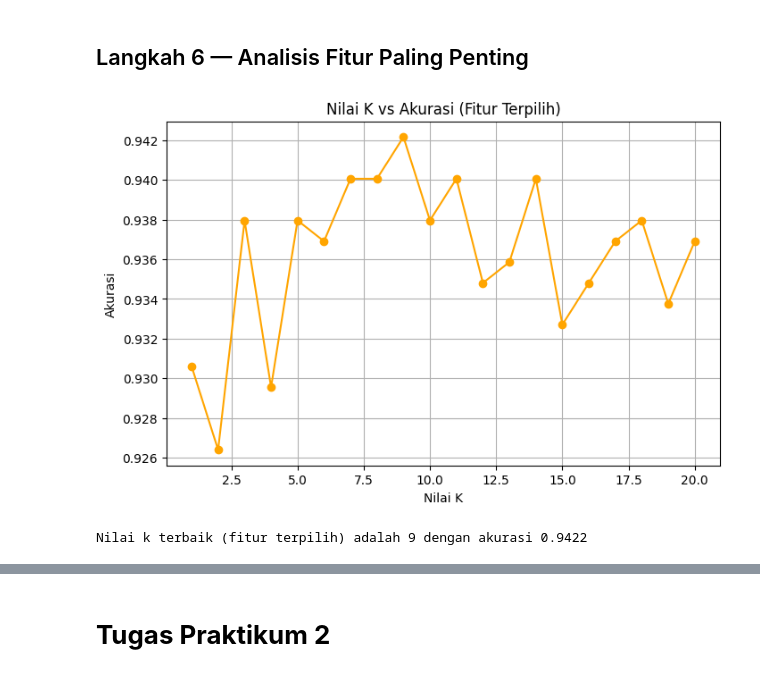
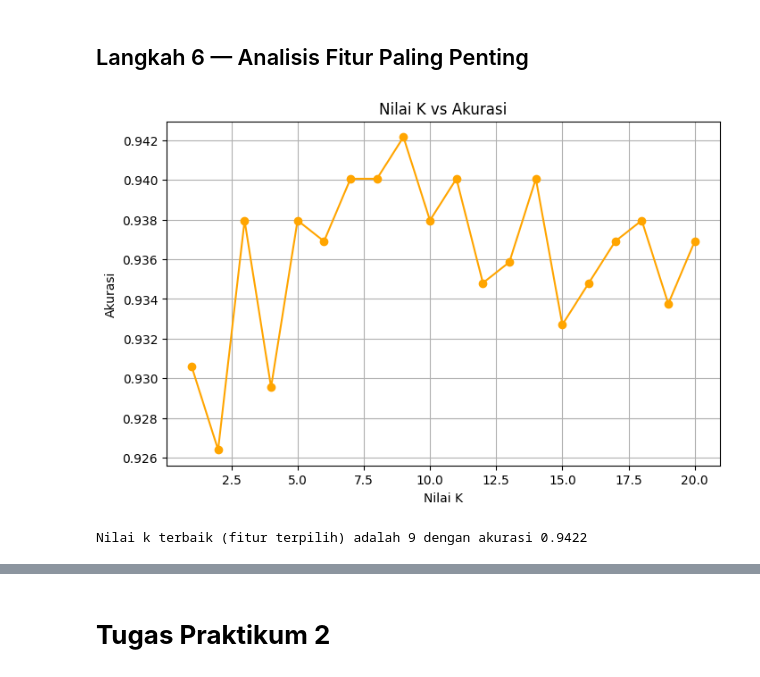
Before and after one commit to agungfradiansyah12/MesingLearning, a Jupyter notebook: jb9MesinLearningKlasifikasi.ipynb, the cells around one changed output, grey strips where cells are left out. Saved outputs shown, nothing was run; the diff lists cells and outputs as text; code cells hidden in the pictures.

```diff
--- a/jb9MesinLearningKlasifikasi.ipynb
+++ b/jb9MesinLearningKlasifikasi.ipynb
@@ -543,3 +562,11 @@ X_train, X_test, y_train, y_test = train_test_split(X_scaled, y, test_size=0.3,
+# %%
+X_train, X_test, y_train, y_test = train_test_split(
+    X_scaled, y, test_size=0.3, random_state=42
+)  # Membagi dataset menjadi data latih (train) dan data uji (test)
+   # X_scaled yaitu fitur yang sudah dinormalisasi
+   # y → label/target
+   # test_size=0.3 → 30% data digunakan untuk pengujian, 70% sisanya untuk pelatihan
+   # random_state=42 → agar hasil pembagian data tetap sama setiap kali dijalankan (reproducible)
 # %% [markdown]
 ## Langkah 4 — Membangun Model Awal kNN
 # %%
@@ -590,32 +627,34 @@ Nilai k terbaik adalah 4 dengan akurasi 0.9790
 # %% [markdown]
 ## Langkah 6 — Analisis Fitur Paling Penting
 # %%
-selected_features = ['meanfreq', 'sd', 'median', 'Q25', 'Q75', 'IQR']
-X_sel = data[selected_features]
+selected_features = ['meanfreq', 'sd', 'median', 'Q25', 'Q75', 'IQR']   # Menentukan fitur-fitur yang dipilih untuk pelatihan model
+X_sel = data[selected_features]                                          # Mengambil hanya kolom fitur yang terpilih dari dataset utama
 
 # Normalisasi
-X_sel_scaled = scaler.fit_transform(X_sel)
+X_sel_scaled = scaler.fit_transform(X_sel)                               # Melakukan normalisasi pada fitur terpilih agar berada pada skala yang sama
 
 # Split ulang
-X_train, X_test, y_train, y_test = train_test_split(X_sel_scaled, y, test_size=0.3, random_state=42)
+X_train, X_test, y_train, y_test = train_test_split(                     # Membagi ulang data menjadi data latih dan data uji
+    X_sel_scaled, y, test_size=0.3, random_state=42                      # 70% data untuk training, 30% untuk testing
+)
 
 # Cari k terbaik lagi
-acc_sel = []
-for k in range(1, 21):
-    model = KNeighborsClassifier(n_neighbors=k)
-    model.fit(X_train, y_train)
-    acc_sel.append(model.score(X_test, y_test))
+acc_sel = []                                                             # Menyimpan daftar akurasi untuk setiap nilai K
+for k in range(1, 21):                                                   # Melakukan iterasi untuk K dari 1 sampai 20
+    model = KNeighborsClassifier(n_neighbors=k)                          # Membuat model KNN dengan jumlah tetangga K
+    model.fit(X_train, y_train)                                          # Melatih model dengan data latih
+    acc_sel.append(model.score(X_test, y_test))                          # Menghitung dan menyimpan akurasi model pada data uji
 
-plt.figure(figsize=(8,5))
-plt.plot(range(1, 21), acc_sel, marker='o', color='orange')
-plt.title('Nilai K vs Akurasi (Fitur Terpilih)')
-plt.xlabel('Nilai K')
-plt.ylabel('Akurasi')
-plt.grid(True)
-plt.show()
+plt.figure(figsize=(8,5))                                                # Mengatur ukuran grafik
+plt.plot(range(1, 21), acc_sel, marker='o', color='orange')              # Membuat grafik hubungan antara nilai K dan akurasi
+plt.title('Nilai K vs Akurasi')                         # Judul grafik
+plt.xlabel('Nilai K')                                                    # Label sumbu X
+plt.ylabel('Akurasi')                                                    # Label sumbu Y
+plt.grid(True)                                                           # Menampilkan grid pada grafik
+plt.show()                                                               # Menampilkan grafik
 
-best_k_sel = np.argmax(acc_sel) + 1
-print(f'Nilai k terbaik (fitur terpilih) adalah {best_k_sel} dengan akurasi {max(acc_sel):.4f}')
+best_k_sel = np.argmax(acc_sel) + 1                                      # Menentukan nilai K dengan akurasi tertinggi
+print(f'Nilai k terbaik (fitur terpilih) adalah {best_k_sel} dengan akurasi {max(acc_sel):.4f}')  # Menampilkan hasil terbaik
 # %% [output]
-[figure, old version]
+[figure, new version]
 Nilai k terbaik (fitur terpilih) adalah 9 dengan akurasi 0.9422
```
Also changed, not shown: parts of 29 cells of this notebook.
